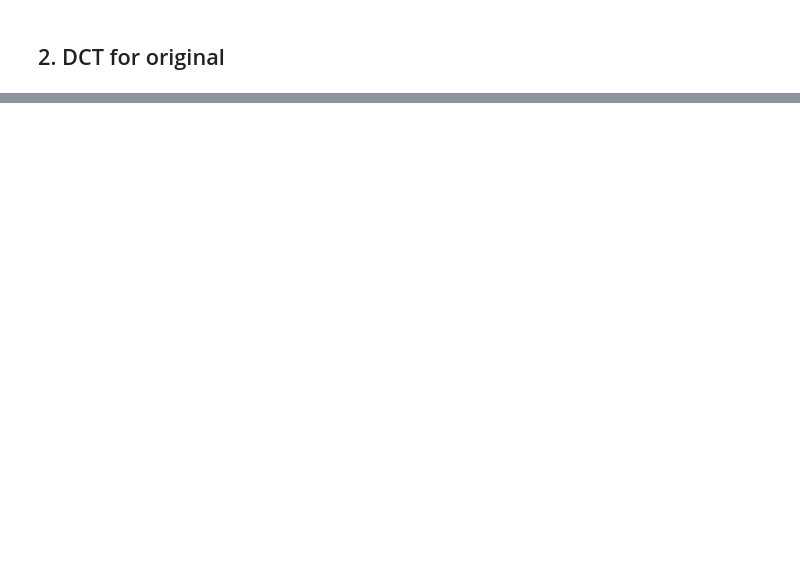
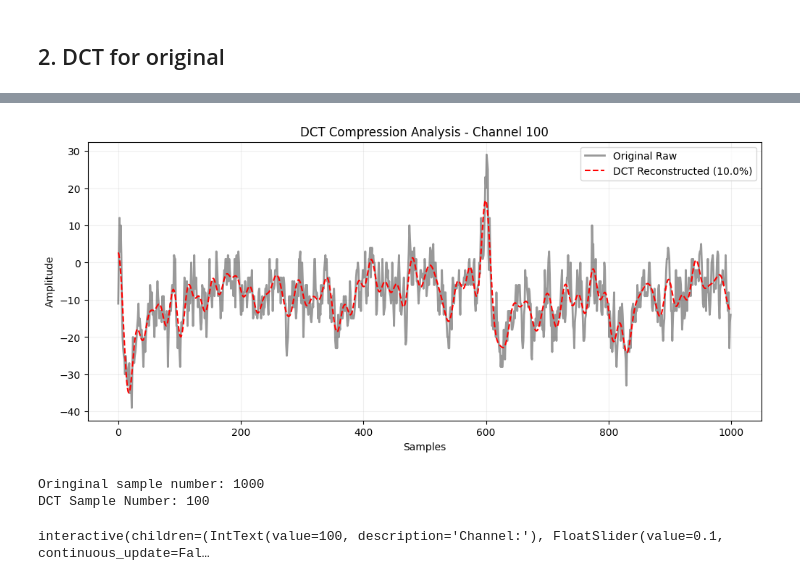
Before and after one commit to baipin/SpikeSort, a Jupyter notebook: Second.ipynb, the cells around one changed output, grey strips where cells are left out. Cells and saved outputs as stored; diff of their text form; code cells hidden in the pictures; blank space fills up the shorter version.

```diff
--- a/Second.ipynb
+++ b/Second.ipynb
@@ -50,0 +137,62 @@ def compress_signal_dct(signal, keep_ratio=0.1): #signal: input singal, e.g. a p
+# %%
+channel_no=100
+raw_signal = data[0:1000, channel_no].astype(np.float32)
+
+keep_ratio = 0.1
+reconstructed, coeffs = compress_signal_dct(raw_signal, keep_ratio=keep_ratio)
+
+plt.figure(figsize=(12, 5))
+
+plt.plot(raw_signal, label='Original Raw', color='black', alpha=0.4, linewidth=2)
+
+plt.plot(reconstructed, label=f'DCT Reconstructed ({keep_ratio*100}%)', color='red', linestyle='--')
+
+plt.title(f"DCT Compression Analysis - Channel {channel_no}")
+plt.xlabel("Samples")
+plt.ylabel("Amplitude")
+plt.legend()
+plt.grid(True, alpha=0.2)
+plt.show()
+
+print(f"Oringinal sample number: {len(raw_signal)}")
+print(f"DCT Sample Number: {int(len(raw_signal) * keep_ratio)}")
+# %% [output]
+[figure, added]
+Oringinal sample number: 1000
+DCT Sample Number: 100
+# %%
+import ipywidgets as widgets
+from ipywidgets import interact
+
+def plot_compression_interactive(channel_no, keep_ratio, sample_range):
+    start, end = sample_range
+    raw_signal = data[start:end, channel_no].astype(np.float32)
+
+    reconstructed, _ = compress_signal_dct(raw_signal, keep_ratio=keep_ratio)
+
+    plt.figure(figsize=(12, 5))
+    plt.plot(raw_signal, label='Original Raw', color='black', alpha=0.4, linewidth=2)
+    plt.plot(reconstructed, label=f'DCT Reconstructed ({keep_ratio*100:.1f}%)',
+             color='red', linestyle='--')
+
+    plt.title(f"Interactive DCT Compression - Channel {channel_no}")
+    plt.xlabel("Sample Index")
+    plt.ylabel("Amplitude")
+    plt.legend()
+    plt.grid(True, alpha=0.2)
+    plt.show()
+
+    print(f"Current sample number:  {len(raw_signal)}")
+    print(f"Para remaining: {int(len(raw_signal) * keep_ratio)}")
+    print(f"Compression Ratio(1/keep_ratio): {1/keep_ratio:.1f}x")
+
+interact(
+    plot_compression_interactive,
+    channel_no = widgets.IntText(value=100, description='Channel:'),
+    keep_ratio = widgets.FloatSlider(value=0.1, min=0.001, max=1.0, step=0.01,
+                                     description='Keep Ratio:', continuous_update=False),
+    sample_range = widgets.IntRangeSlider(value=[0, 1000], min=0, max=20000, step=100,
+                                          description='Time Range:', continuous_update=False)
+);
+# %% [output]
+interactive(children=(IntText(value=100, description='Channel:'), FloatSlider(value=0.1, continuous_update=Fal…
```
Also changed, not shown: parts of 8 cells of this notebook.
